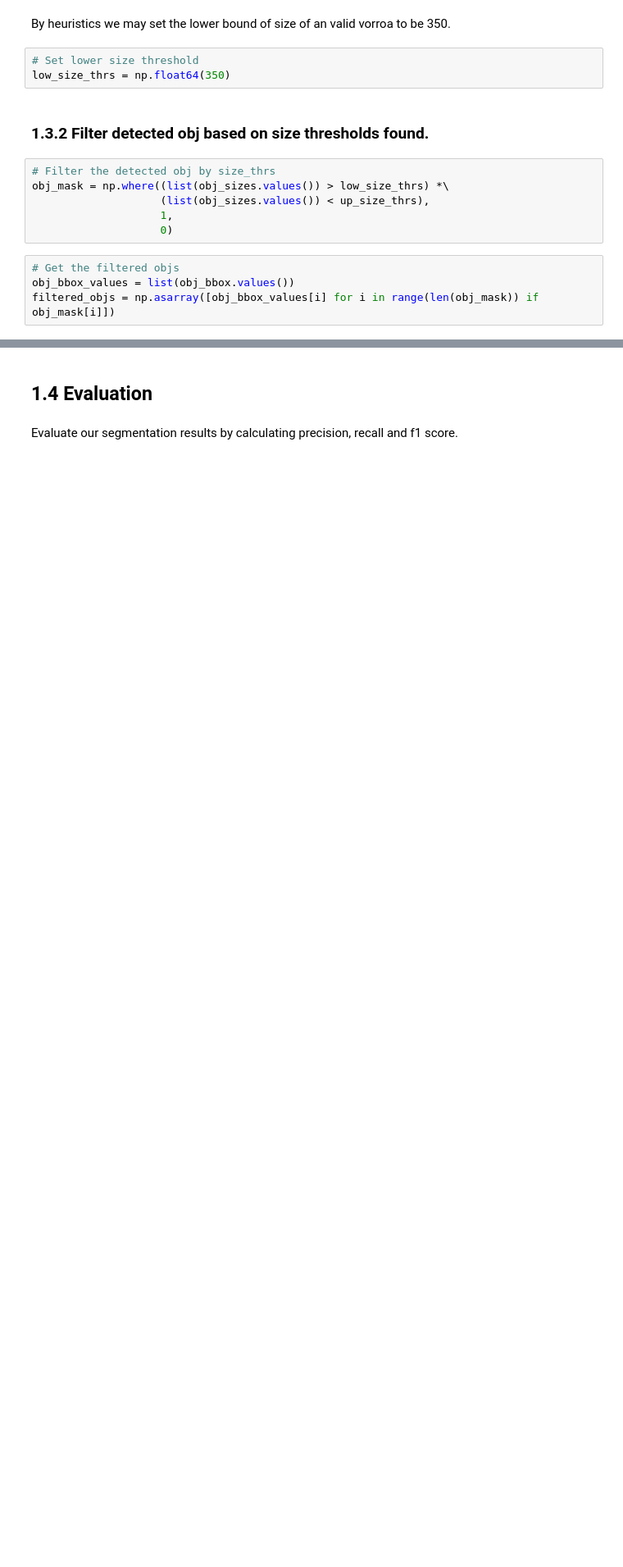
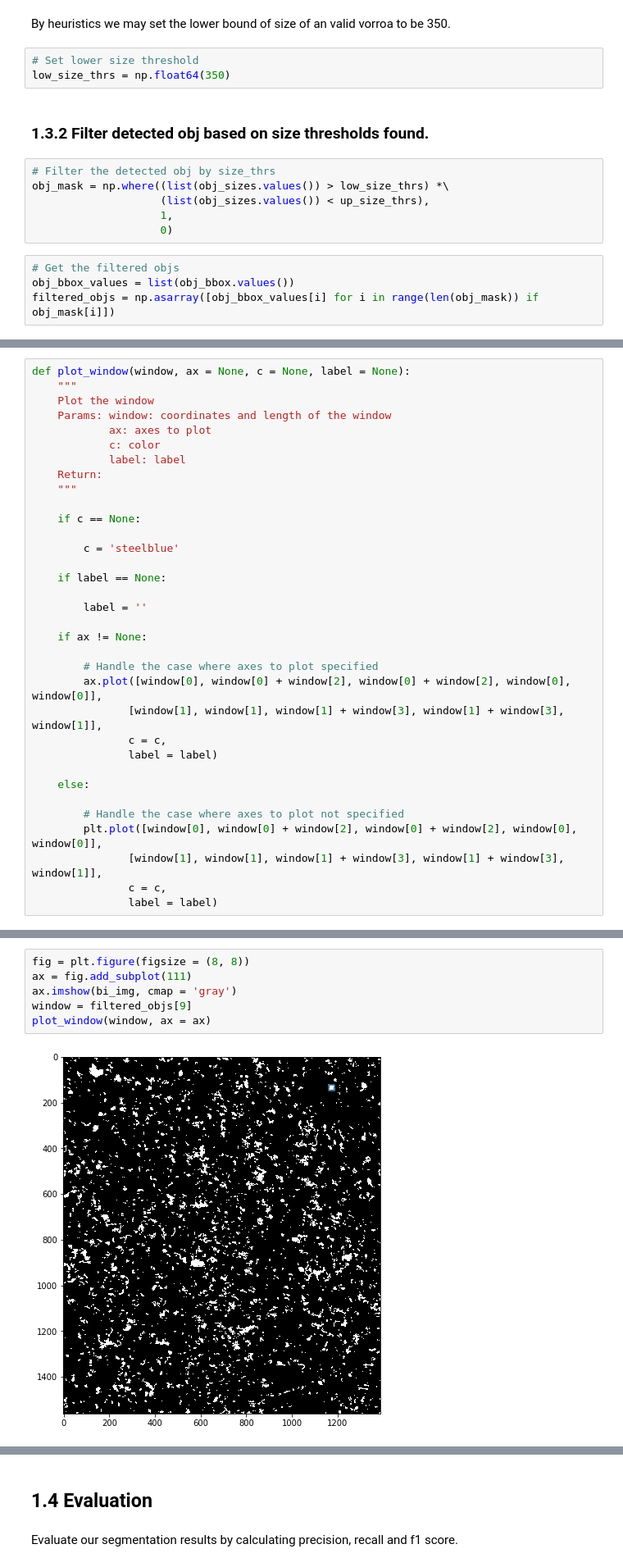
Before and after one commit to lchenbb/Image-Analysis-and-Pattern-Recognition, a Jupyter notebook: project/special_project.ipynb, the cells around one changed output, grey strips where cells are left out. Shown at 82% size. Drawn from its saved outputs; the diff is of its cells as text; blank space fills up the shorter version.

```diff
--- a/project/special_project.ipynb
+++ b/project/special_project.ipynb
@@ -362,0 +372,34 @@ Text(0.5, 1.0, 'Groundtruth: Red   Detected: Steelblue')
+# %%
+def plot_window(window, ax = None, c = None, label = None):
+    """
+    Plot the window
+    Params: window: coordinates and length of the window
+            ax: axes to plot
+            c: color
+            label: label
+    Return:
+    """
+
+    if c == None:
+
+        c = 'steelblue'
+
+    if label == None:
+
+        label = ''
+
+    if ax != None:
+
+        # Handle the case where axes to plot specified
+        ax.plot([window[0], window[0] + window[2], window[0] + window[2], window[0], window[0]],
+               [window[1], window[1], window[1] + window[3], window[1] + window[3], window[1]],
+               c = c,
+               label = label)
+
+    else:
+
+        # Handle the case where axes to plot not specified
+        plt.plot([window[0], window[0] + window[2], window[0] + window[2], window[0], window[0]],
+               [window[1], window[1], window[1] + window[3], window[1] + window[3], window[1]],
+               c = c,
+               label = label)
@@ -362,0 +431,8 @@ Text(0.5, 1.0, 'Groundtruth: Red   Detected: Steelblue')
+# %%
+fig = plt.figure(figsize = (8, 8))
+ax = fig.add_subplot(111)
+ax.imshow(bi_img, cmap = 'gray')
+window = filtered_objs[9]
+plot_window(window, ax = ax)
+# %% [output]
+[figure, added]
```
Also changed, not shown: parts of 107 cells of this notebook, 4 other files.
